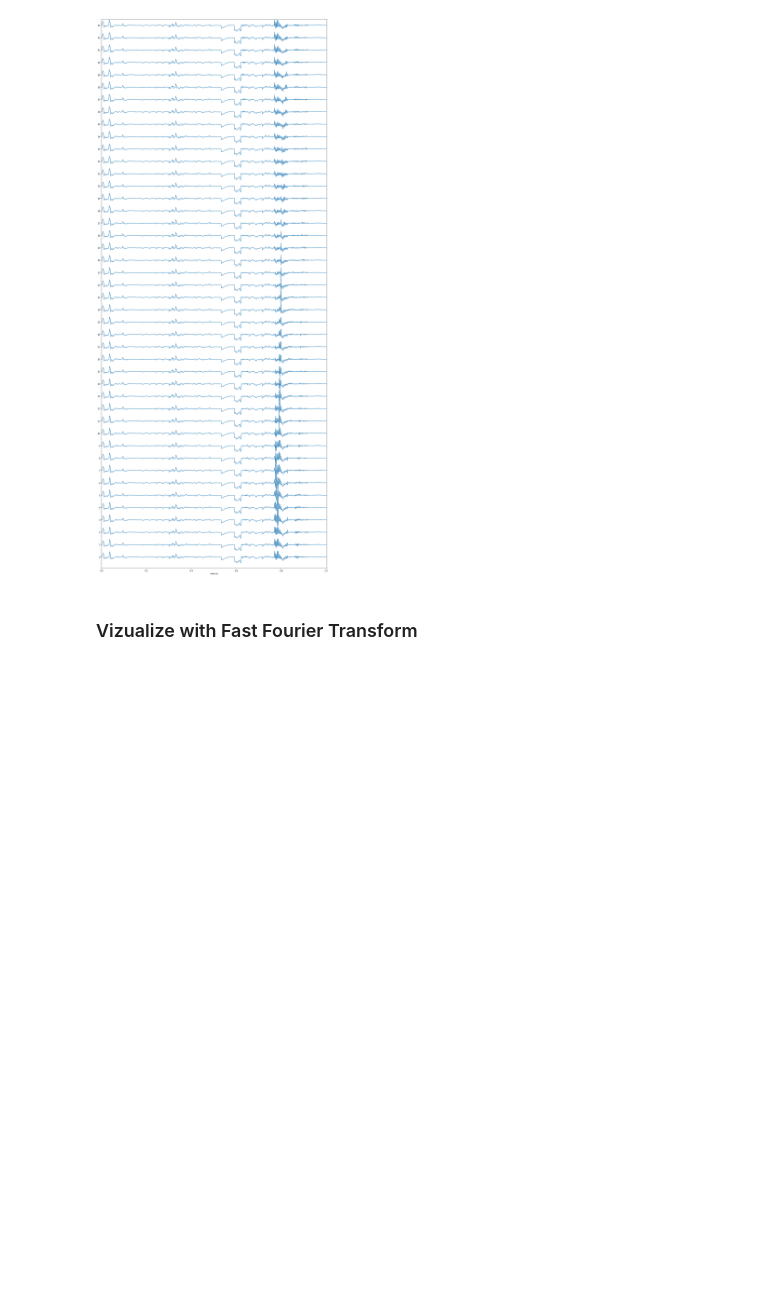
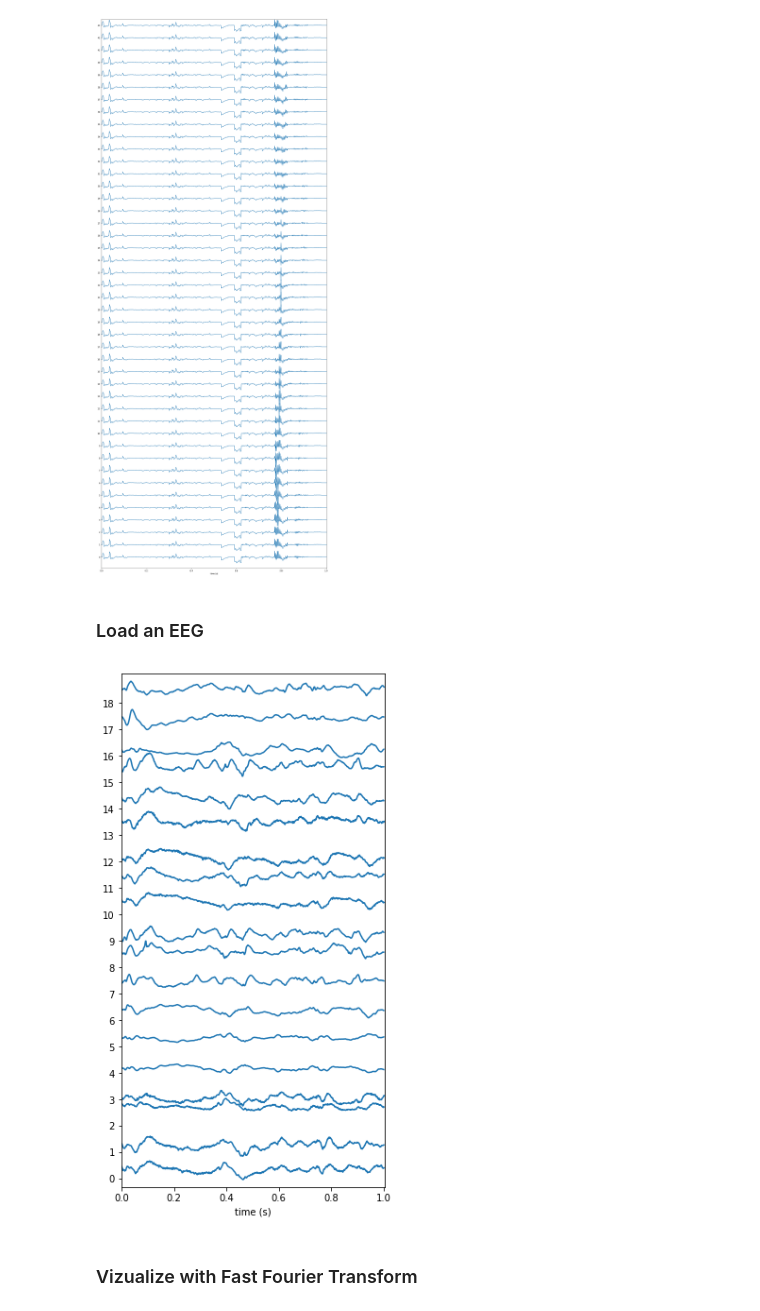
Before and after one commit to DanielLongo/eegML, a Jupyter notebook: vizualize_loaded_EEGs.ipynb, the cells around one changed output. Cells and saved outputs as stored; diff of their text form; code cells hidden in the pictures; blank space fills up the shorter version.

```diff
--- a/vizualize_loaded_EEGs.ipynb
+++ b/vizualize_loaded_EEGs.ipynb
@@ -33,3 +35,5 @@ sample.shape
 stacklineplot.stackplot(sample.T, seconds=1004/1000, ylabels=list(range(44)), yscale=1)
 # %% [output]
 [figure]
+# %% [markdown]
+### Load an EEG
@@ -35,0 +42,2 @@ stacklineplot.stackplot(sample.T, seconds=1004/1000, ylabels=list(range(44)), ys
+# %%
+filenames = get_filenames("/mnt/data1/eegdbs/SEC-0.1/stanford/", 44, 786, min_length=100, max_length=999999, max_num=50)
@@ -36,3 +46,15 @@ stacklineplot.stackplot(sample.T, seconds=1004/1000, ylabels=list(range(44)), ys
+# %%
+filename = filenames[random.randint(0,50)]
+# filename = filenames[5]
+# hdf = h5py.File(filename, "r")
+rec = hdf["record-0"]
+signals = rec["signals"][:, 10000 : 10000 + 786]
+rcParams['figure.figsize'] = 5, 10
+signals = normalize(signals)
+num_channels = 19
+stacklineplot.stackplot(signals[:num_channels], seconds=1004/1000, ylabels=list(range(num_channels)), yscale=1)
+# %% [output]
+[figure, added]
 # %% [markdown]
 ### Vizualize with Fast Fourier Transform
 # %%
```
Also changed, not shown: parts of 3 cells of this notebook, 1 other file.
